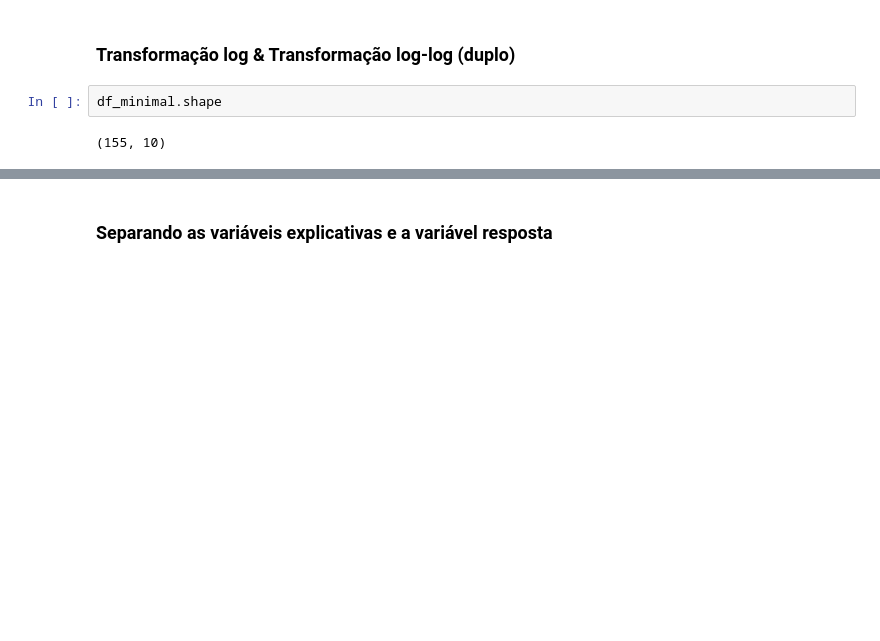
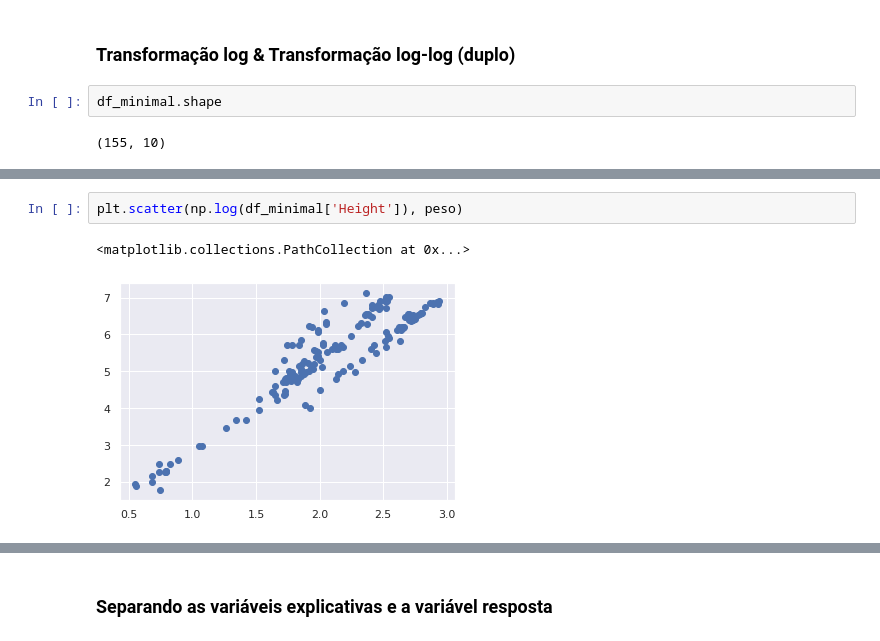
Before and after one commit to walisson-silva-ada/827-data-science, a Jupyter notebook: 02. Regressão Linear/2.2. Regressão Linear Múltipla.ipynb, the cells around one changed output, grey strips where cells are left out. Cells and saved outputs as stored; diff of their text form; blank space fills up the shorter version.

```diff
--- a/02. Regressão Linear/2.2. Regressão Linear Múltipla.ipynb
+++ b/02. Regressão Linear/2.2. Regressão Linear Múltipla.ipynb
@@ -638,0 +646,5 @@ df_minimal.shape
+# %%
+plt.scatter(np.log(df_minimal['Height']), peso)
+# %% [output]
+<matplotlib.collections.PathCollection at 0x...>
+[figure, added]
```
Also changed, not shown: parts of 46 cells of this notebook, 1 other file.
